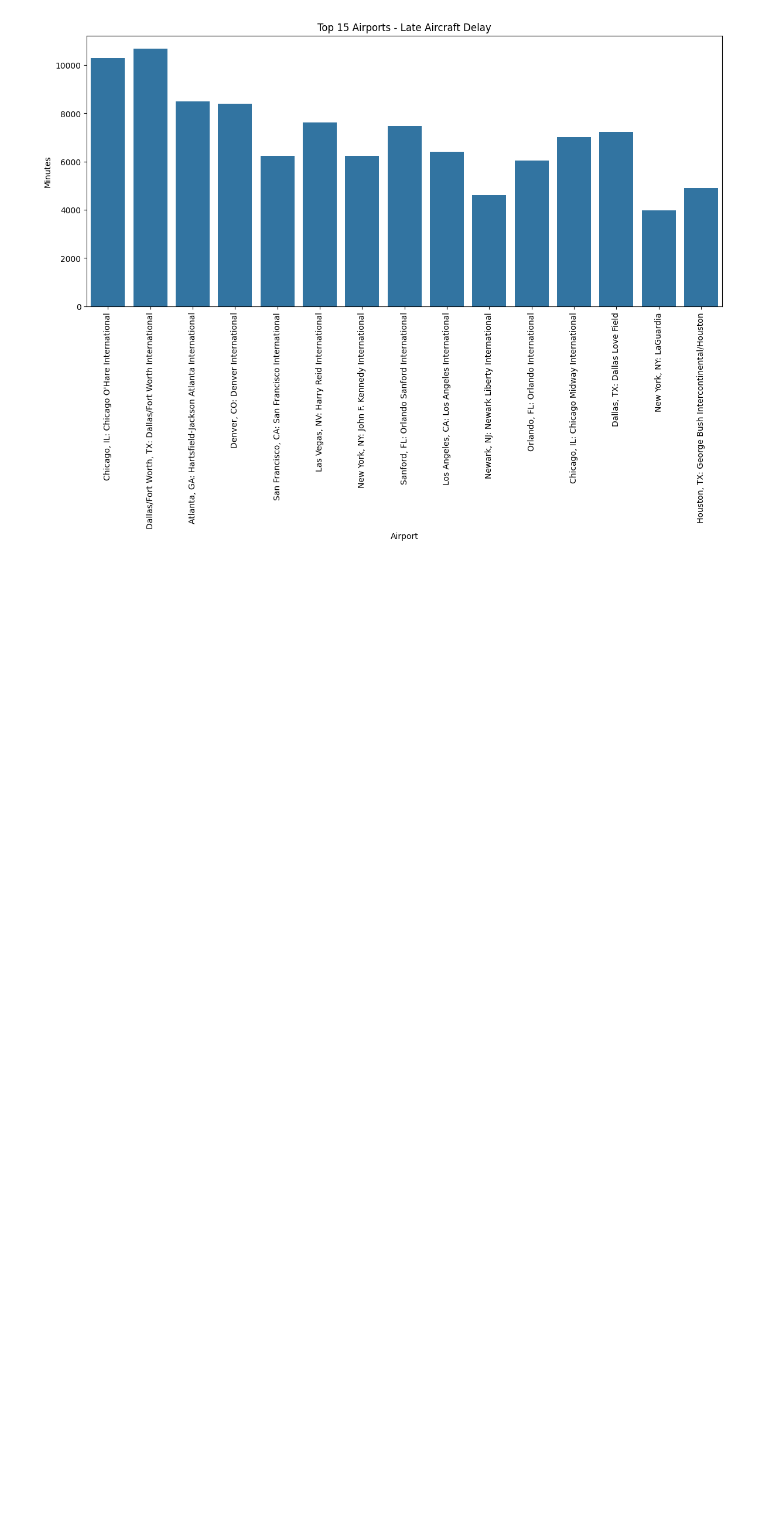
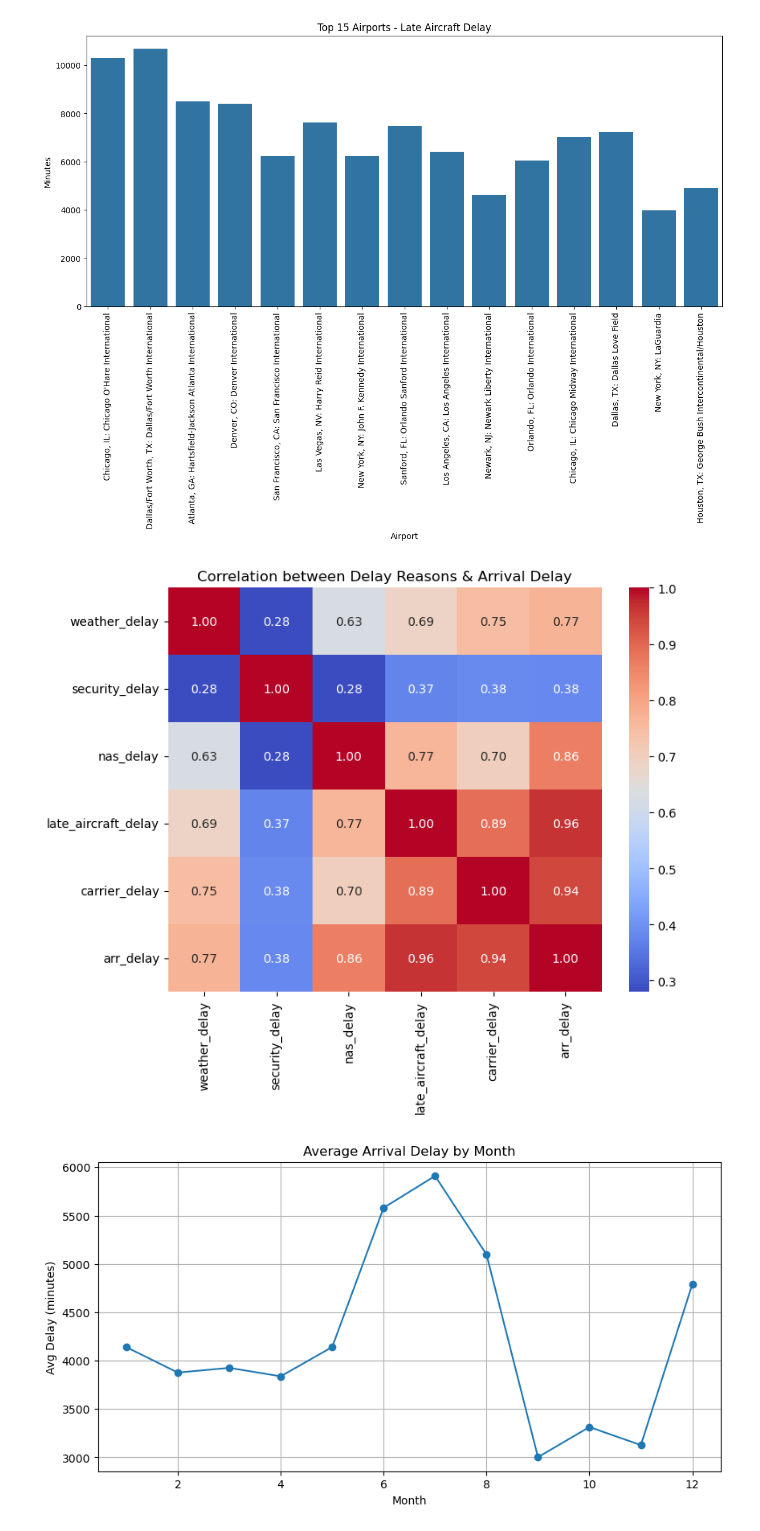
Before and after one commit to rayyan448/flight-delay-analysis, a Jupyter notebook: flight_analysis.ipynb, the cells around one changed output. Saved outputs shown, nothing was run; the diff lists cells and outputs as text; code cells hidden in the pictures; blank space fills up the shorter version.

Commit message:
Day 4: Time series delay analysis (weekly/monthly trends)

```diff
--- a/flight_analysis.ipynb
+++ b/flight_analysis.ipynb
@@ -789,3 +789,47 @@ plt.show()
 [figure]
 [figure]
 [figure]
+# %%
+import matplotlib.pyplot as plt
+import seaborn as sns
+
+# ==============================
+# 🔹 1. Heatmap (Correlation of Delay Reasons)
+# ==============================
+plt.figure(figsize=(8,6))
+delay_cols = ["weather_delay", "security_delay", "nas_delay", "late_aircraft_delay", "carrier_delay", "arr_delay"]
+
+corr = df[delay_cols].corr()
+
+sns.heatmap(corr, annot=True, cmap="coolwarm", fmt=".2f")
+plt.title("Correlation between Delay Reasons & Arrival Delay")
+plt.show()
+
+# ==============================
+# 🔹 2. Time Series Trend (Monthly Average Delay)
+# ==============================
+monthly_delay = df.groupby("month")["arr_delay"].mean()
+
+plt.figure(figsize=(10,5))
+monthly_delay.plot(marker="o")
+plt.title("Average Arrival Delay by Month")
+plt.xlabel("Month")
+plt.ylabel("Avg Delay (minutes)")
+plt.grid(True)
+plt.show()
+
+# ==============================
+# 🔹 3. Time Series Trend (Daily Average Delay)
+# ==============================
+daily_delay = df.groupby(df.index)["arr_delay"].mean()
+
+plt.figure(figsize=(12,5))
+daily_delay.plot(alpha=0.7)
+plt.title("Daily Average Arrival Delay")
+plt.xlabel("Date")
+plt.ylabel("Avg Delay (minutes)")
+plt.grid(True)
+plt.show()
+# %% [output]
+[figure, added]
+[figure, added]
```
Also changed, not shown: parts of 3 cells of this notebook, 1 other file.
